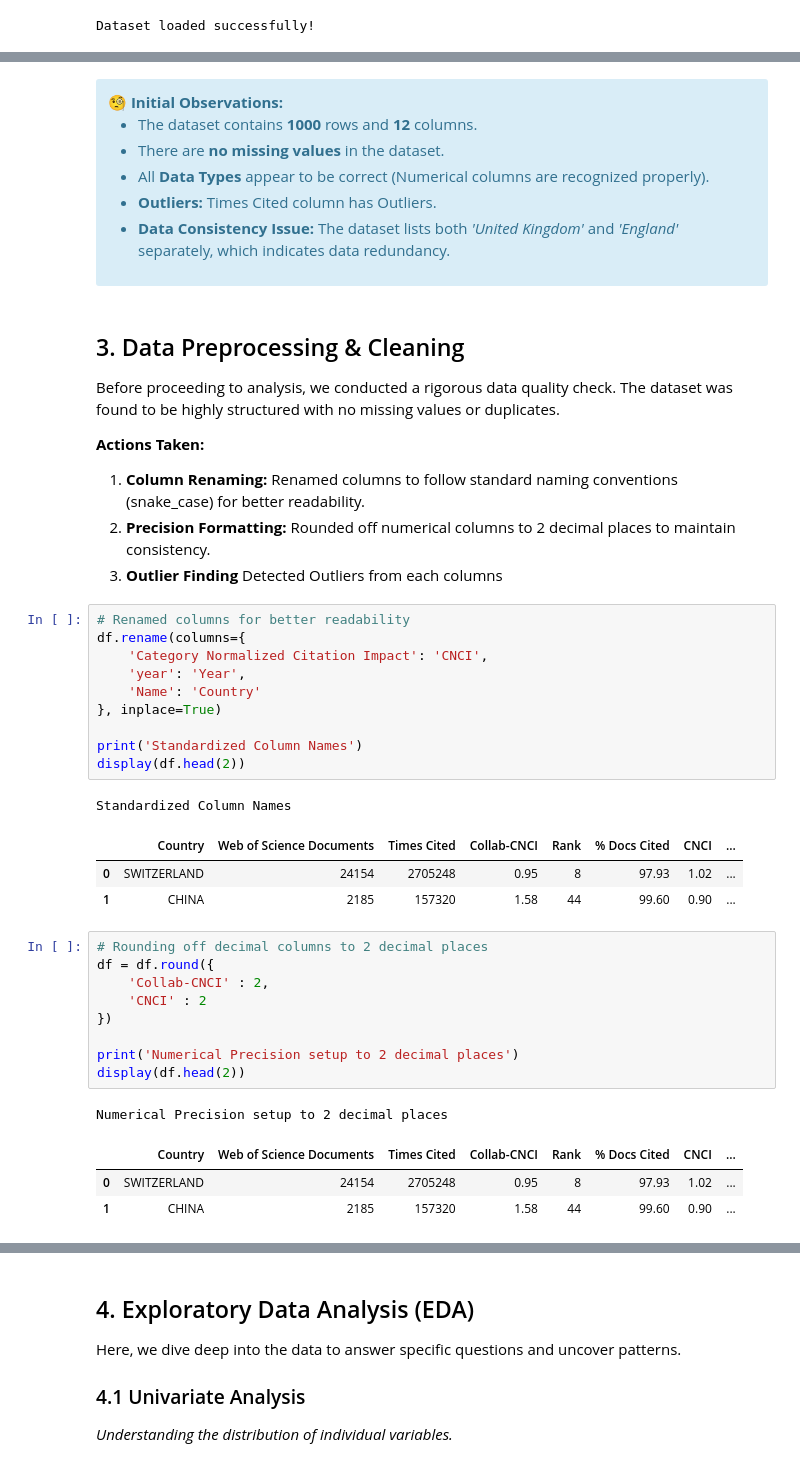
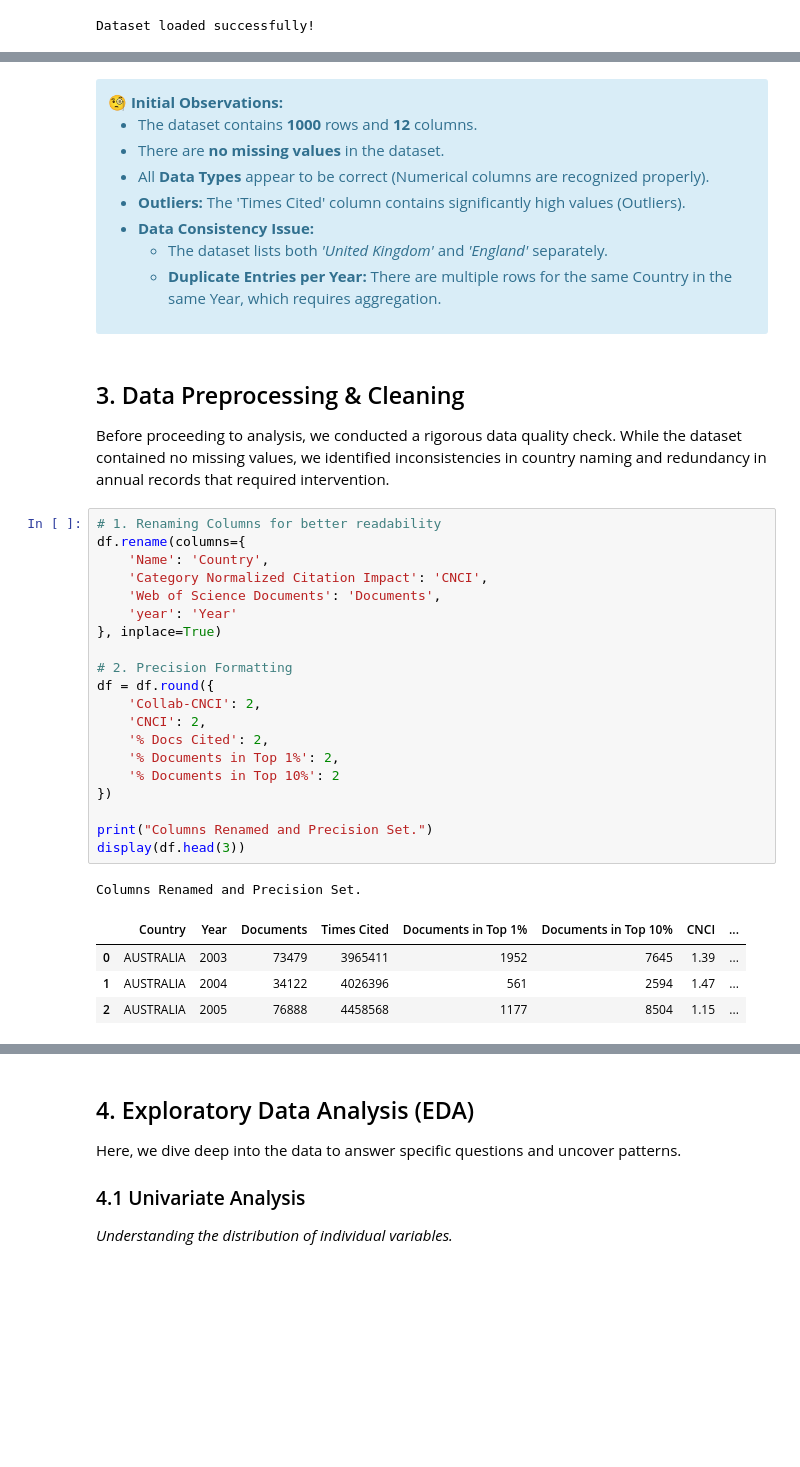
Before and after one commit to Omkar3101/iisc-eda-project, a Jupyter notebook: Research_Publications_EDA_Analysis.ipynb, the cells around one changed output, grey strips where cells are left out. Drawn from its saved outputs; the diff is of its cells as text; blank space fills up the shorter version.

```diff
--- a/Research_Publications_EDA_Analysis.ipynb
+++ b/Research_Publications_EDA_Analysis.ipynb
@@ -193,46 +244,42 @@ for col in numerical_cols:
     <li>The dataset contains <b>1000</b> rows and <b>12</b> columns.</li>
     <li>There are <b>no missing values</b> in the dataset.</li>
     <li>All <b>Data Types</b> appear to be correct (Numerical columns are recognized properly).</li>
-    <li><b>Outliers:</b> Times Cited column has Outliers. </li>
-    <li><b>Data Consistency Issue:</b> The dataset lists both <i>'United Kingdom'</i> and <i>'England'</i> separately, which indicates data redundancy.</li>
+    <li><b>Outliers:</b> The 'Times Cited' column contains significantly high values (Outliers).</li>
+    <li><b>Data Consistency Issue:</b>
+        <ul>
+            <li>The dataset lists both <i>'United Kingdom'</i> and <i>'England'</i> separately.</li>
+            <li><b>Duplicate Entries per Year:</b> There are multiple rows for the same Country in the same Year, which requires aggregation.</li>
+        </ul>
+    </li>
 </ul>
 </div>
 # %% [markdown]
 ## 3. Data Preprocessing & Cleaning <a id="cleaning"></a>
 
-Before proceeding to analysis, we conducted a rigorous data quality check.
-The dataset was found to be highly structured with no missing values or duplicates.
-
-**Actions Taken:**
-1.  **Column Renaming:** Renamed columns to follow standard naming conventions (snake_case) for better readability.
-2.  **Precision Formatting:** Rounded off numerical columns to 2 decimal places to maintain consistency.
-3.  **Outlier Finding** Detected Outliers from each columns
+Before proceeding to analysis, we conducted a rigorous data quality check. While the dataset contained no missing values, we identified inconsistencies in country naming and redundancy in annual records that required intervention.
 # %%
-# Renamed columns for better readability
+# 1. Renaming Columns for better readability
 df.rename(columns={
+    'Name': 'Country',
     'Category Normalized Citation Impact': 'CNCI',
-    'year': 'Year',
-    'Name': 'Country'
+    'Web of Science Documents': 'Documents',
+    'year': 'Year'
 }, inplace=True)
 
-print('Standardized Column Names')
-display(df.head(2))
+# 2. Precision Formatting
+df = df.round({
+    'Collab-CNCI': 2,
+    'CNCI': 2,
+    '% Docs Cited': 2,
+    '% Documents in Top 1%': 2,
+    '% Documents in Top 10%': 2
+})
+
+print("Columns Renamed and Precision Set.")
+display(df.head(3))
 # %% [output]
-Standardized Column Names
+Columns Renamed and Precision Set.
-|  | Country | Web of Science Documents | Times Cited | Collab-CNCI | Rank | % Docs Cited | CNCI | ... |
-| 0 | SWITZERLAND | 24154 | 2705248 | 0.95 | 8 | 97.93 | 1.02 | ... |
-| 1 | CHINA | 2185 | 157320 | 1.58 | 44 | 99.60 | 0.90 | ... |
+|  | Country | Year | Documents | Times Cited | Documents in Top 1% | Documents in Top 10% | CNCI | ... |
+| 0 | AUSTRALIA | 2003 | 73479 | 3965411 | 1952 | 7645 | 1.39 | ... |
+| 1 | AUSTRALIA | 2004 | 34122 | 4026396 | 561 | 2594 | 1.47 | ... |
+| 2 | AUSTRALIA | 2005 | 76888 | 4458568 | 1177 | 8504 | 1.15 | ... |
-# %%
-# Rounding off decimal columns to 2 decimal places
-df = df.round({
-    'Collab-CNCI' : 2,
-    'CNCI' : 2
-})
-
-print('Numerical Precision setup to 2 decimal places')
-display(df.head(2))
-# %% [output]
-Numerical Precision setup to 2 decimal places
-|  | Country | Web of Science Documents | Times Cited | Collab-CNCI | Rank | % Docs Cited | CNCI | ... |
-| 0 | SWITZERLAND | 24154 | 2705248 | 0.95 | 8 | 97.93 | 1.02 | ... |
-| 1 | CHINA | 2185 | 157320 | 1.58 | 44 | 99.60 | 0.90 | ... |
```
Also changed, not shown: parts of 16 cells of this notebook.
